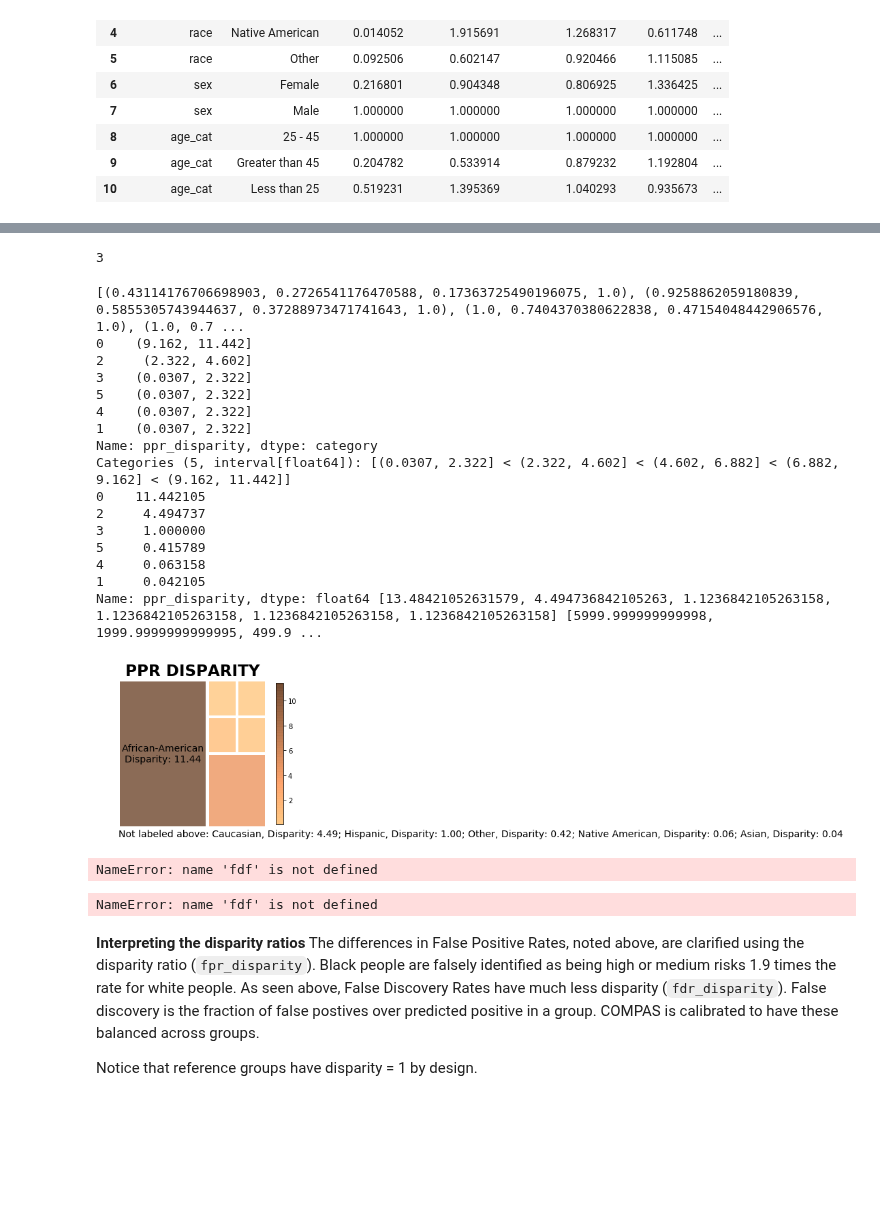
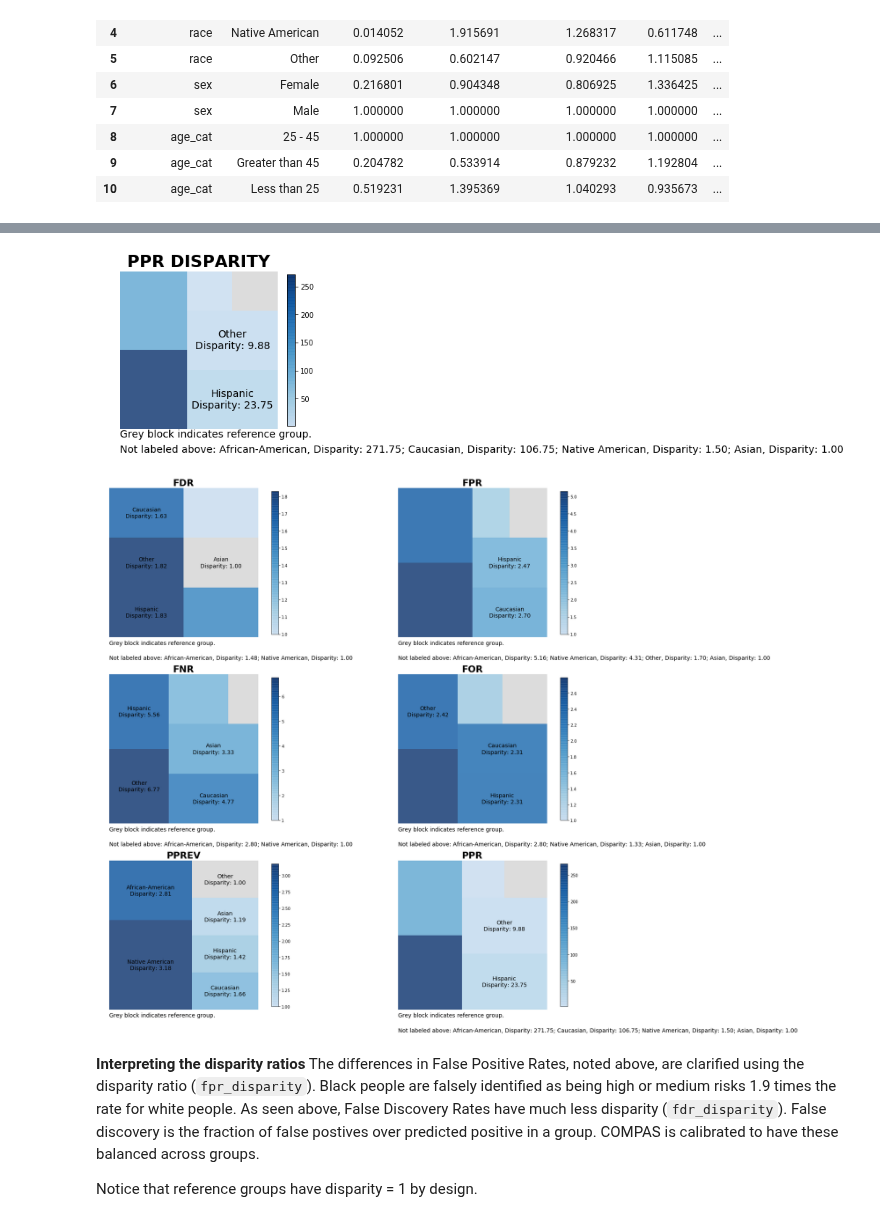
Before and after one commit to dssg/aequitas, a Jupyter notebook: docs/source/examples/compas_demo.ipynb, the cells around one changed output, grey strips where cells are left out. Cells and saved outputs as stored; diff of their text form; code cells hidden in the pictures; blank space fills up the shorter version.

```diff
--- a/docs/source/examples/compas_demo.ipynb
+++ b/docs/source/examples/compas_demo.ipynb
@@ -645,13 +624,11 @@ def metric_treemap(data_table, group_metric, attribute_name, model_id=1, ax=None
         clrs = [cb_green if val == True else
                           cb_red for val in attribute_table[measure]]
     else:
-        lighter_coppers = aqp.truncate_colormap('copper_r', min_value=0, max_value=0.65)
+        lighter_coppers = aqp.truncate_colormap('Blues', min_value=0.25, max_value=1)
         norm = colors.Normalize(vmin=attribute_table[group_metric].min(),
                             vmax=attribute_table[group_metric].max())
         mapping = cm.ScalarMappable(norm=norm, cmap=lighter_coppers)
         clrs = [mapping.to_rgba(val) for val in sorted_df[group_metric]]
-
-    print(clrs)
 
     x = 0.
     y = 0.
@@ -661,8 +638,8 @@ def metric_treemap(data_table, group_metric, attribute_name, model_id=1, ax=None
     values = sorted_df.loc[:, group_metric]
 
     ref_group_idx = locate_ref_group_indices(df=sorted_df, attribute_name=attribute_name, group_metric=group_metric)
-#     for i in ref_group_idx:
-#     clrs[ref_group_idx] = '#D3D3D3'
+
+    clrs[ref_group_idx] = '#D3D3D3'
 
     # labels for squares in tree map:
     # label should always be disparity value, disparities visualized should be
@@ -670,29 +647,28 @@ def metric_treemap(data_table, group_metric, attribute_name, model_id=1, ax=None
     if group_metric + '_disparity' not in attribute_table.columns:
         related_disparity = group_metric
 
+    else:
+        related_disparity = group_metric + '_disparity'
+
         # close to 1, between 0.5 and 2, and then the large disparities can be same size
 
-        compare_value = values.loc[ref_group_idx]
+    compare_value = values.iloc[ref_group_idx]
 
-        cuts = pd.cut(values, 5)
-        print(cuts)
+    cuts = pd.cut(values, 5)
+#         print(cuts)
 
-        scaled_values = [(0.25 * compare_value) if val < (0.5*compare_value) else
-                         (0.5 * compare_value) if (0.5 * compare_value) <= val < (0.75*compare_value) else
-                         compare_value if (0.75*compare_value) <= val < (1.5*compare_value) else
-                         (2*compare_value) if (1.5*compare_value) <= val < (2.5*compare_value) else
-                         (3*compare_value) for val in values]
-
-    else:
-        related_disparity = group_metric + '_disparity'
-        scaled_values = values.loc[:]
+    scaled_values = [(0.25 * compare_value) if val < (0.5*compare_value) else
+                     (0.5 * compare_value) if (0.5 * compare_value) <= val < (0.75*compare_value) else
+                     compare_value if (0.75*compare_value) <= val < (2*compare_value) else
+                     (2*compare_value) if (1.5*compare_value) <= val < (3*compare_value) else
+                     (3*compare_value) for val in values]
 
     #     labels = [f"{attr}\n{attr_val}\n{disp:.2f}" for attr, attr_val, disp in zip(data_table['attribute_name'], data_table['attribute_value'], data_table[related_disparity])]
     labels = [f"{attr_val}\nDisparity: {disp:.2f}" for attr_val, disp in zip(sorted_df['attribute_value'], sorted_df[related_disparity])]
 
     normed = squarify.normalize_sizes(scaled_values, width, height)
-    print(values, scaled_values, normed)
-#     rects = squarify.squarify(normed, x, y, width, height)
+
+    rects = squarify.squarify(normed, x, y, width, height)
     padded_rects = squarify.padded_squarify(normed, x, y, width, height)
 
     # make plot
@@ -701,45 +677,21 @@ def metric_treemap(data_table, group_metric, attribute_name, model_id=1, ax=None
 
 #     ax = squarify.plot(sizes=data_table[group_metric], color=clrs, label=labels, ax=ax, alpha=0.8)
 
-    ax = squarify_plot_rects(padded_rects, data_table=sorted_df, color=clrs, label=labels, ax=ax, alpha=0.8)
+    ax = squarify_plot_rects(rects, data_table=sorted_df, color=clrs, label=labels, ax=ax, alpha=0.8)
     ax.set_title((' ').join(group_metric.split('_')).upper(),fontsize=23,fontweight="bold")
 
     if not higlight_fairness:
         # create dummy invisible image with a color map to leverage for color bar
-        img = plt.imshow([attribute_table[group_metric]], cmap=lighter_coppers, alpha=0.8)
+        img = plt.imshow([attribute_table[related_disparity]], cmap=lighter_coppers, alpha=0.8)
         img.set_visible(False)
         fig.colorbar(img, orientation="vertical", shrink=.96, ax=ax)
 
  # #Remove our axes and display the plot
     ax.axis('off')
-# %%
-locate_ref_group_indices(hbdf, attribute_name='race', group_metric='ppr_disparity')
-# %% [output]
-3
 # %%
-metric_treemap(hbdf, group_metric='ppr_disparity', attribute_name='race')
+metric_treemap(min_metric_bdf, group_metric='ppr_disparity', attribute_name='race')
 # %% [output]
-[(0.43114176706698903, 0.2726541176470588, 0.17363725490196075, 1.0), (0.9258862059180839, 0.5855305743944637, 0.37288973471741643, 1.0), (1.0, 0.7404370380622838, 0.47154048442906576, 1.0), (1.0, 0.7 ...
-0    (9.162, 11.442]
-2     (2.322, 4.602]
-3    (0.0307, 2.322]
-5    (0.0307, 2.322]
-4    (0.0307, 2.322]
-1    (0.0307, 2.322]
-Name: ppr_disparity, dtype: category
-Categories (5, interval[float64]): [(0.0307, 2.322] < (2.322, 4.602] < (4.602, 6.882] < (6.882, 9.162] < (9.162, 11.442]]
-0    11.442105
-2     4.494737
-3     1.000000
-5     0.415789
-4     0.063158
-1     0.042105
-Name: ppr_disparity, dtype: float64 [13.48421052631579, 4.494736842105263, 1.1236842105263158, 1.1236842105263158, 1.1236842105263158, 1.1236842105263158] [5999.999999999998, 1999.9999999999995, 499.9 ...
-[figure, old version]
+[figure, new version]
-# %%
-metric_treemap(fdf, 'pprev', 'race', higlight_fairness = True)
-# %% [output]
-NameError: name 'fdf' is not defined
 # %%
 def plot_multiple_treemaps(data_table, plot_fcn, attribute=None, metrics=None, fillzeros=True,
                            title=True, label_dict=None, higlight_fairness=False, show_figure=True):
@@ -834,9 +788,9 @@ def plot_multiple_treemaps(data_table, plot_fcn, attribute=None, metrics=None, f
         plt.show()
     return fig
 # %%
-g = plot_multiple_treemaps(fdf, metric_treemap, attribute='age_cat', highlight_fairness=True)
+g = plot_multiple_treemaps(min_metric_bdf, metric_treemap, attribute='race')
 # %% [output]
-NameError: name 'fdf' is not defined
+[figure, added]
 # %% [markdown]
 __Interpreting the disparity ratios__
 The differences in False Positive Rates, noted above, are clarified using the disparity ratio (`fpr_disparity`). Black people are falsely identified as being high or medium risks 1.9 times the rate for white people. As seen above, False Discovery Rates have much less disparity (`fdr_disparity`). False discovery is the fraction of false postives over predicted positive in a group. COMPAS is calibrated to have these balanced across groups.
```
Also changed, not shown: parts of 16 cells of this notebook.
